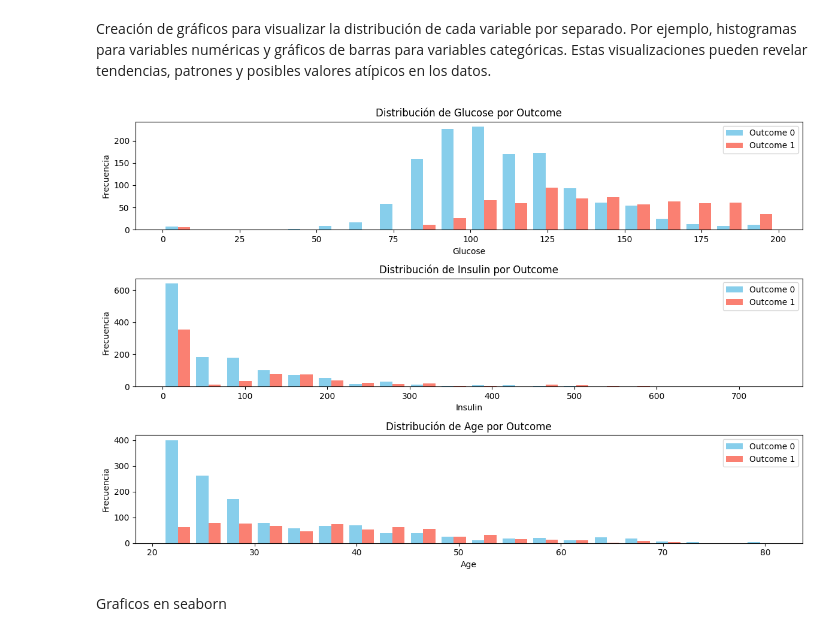
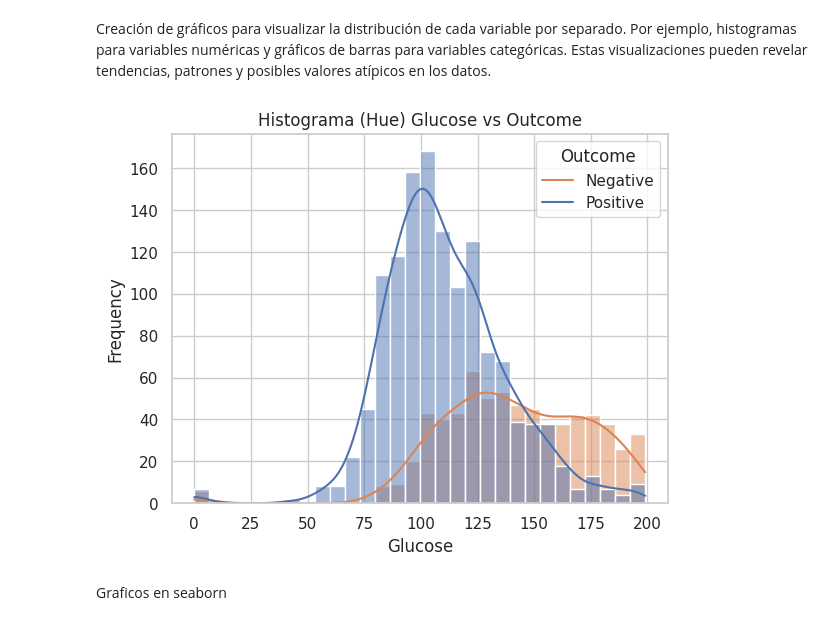
Before and after one commit to paulotolosa/prueba_II_coderhouse, a Jupyter notebook: Proyecto_ParteII_Tolosa.ipynb, the cells around one changed output. Drawn from its saved outputs; the diff is of its cells as text; code cells hidden in the pictures.

```diff
--- a/Proyecto_ParteII_Tolosa.ipynb
+++ b/Proyecto_ParteII_Tolosa.ipynb
@@ -68,41 +68,19 @@ min       0.000000                  0.078000    21.000000     0.000000
 max      80.600000                  2.420000    81.000000     1.000000
 # %% [markdown]
 Creación de gráficos para visualizar la distribución de cada variable por separado. Por ejemplo, histogramas para variables numéricas y gráficos de barras para variables categóricas. Estas visualizaciones pueden revelar tendencias, patrones y posibles valores atípicos en los datos.
-# %%
-import matplotlib.pyplot as plt
-
-# Filtrar los datos para cada valor de 'Outcome'
-outcome_0 = df[df['Outcome'] == 0]
-outcome_1 = df[df['Outcome'] == 1]
-
-# Crear histogramas para 'Glucose', 'Insulin' y 'Age' con 'Outcome' como matiz
-plt.figure(figsize=(12, 8))
-
-plt.subplot(3, 1, 1)
-plt.hist([outcome_0['Glucose'], outcome_1['Glucose']], bins=20, color=['skyblue', 'salmon'], label=['Outcome 0', 'Outcome 1'])
-plt.title('Distribución de Glucose por Outcome')
-plt.xlabel('Glucose')
-plt.ylabel('Frecuencia')
-plt.legend()
-
-plt.subplot(3, 1, 2)
-plt.hist([outcome_0['Insulin'], outcome_1['Insulin']], bins=20, color=['skyblue', 'salmon'], label=['Outcome 0', 'Outcome 1'])
-plt.title('Distribución de Insulin por Outcome')
-plt.xlabel('Insulin')
-plt.ylabel('Frecuencia')
-plt.legend()
-
-plt.subplot(3, 1, 3)
-plt.hist([outcome_0['Age'], outcome_1['Age']], bins=20, color=['skyblue', 'salmon'], label=['Outcome 0', 'Outcome 1'])
-plt.title('Distribución de Age por Outcome')
-plt.xlabel('Age')
-plt.ylabel('Frecuencia')
-plt.legend()
-
-plt.tight_layout()
-plt.show()
-# %% [output]
-[figure, removed]
+# %%
+import seaborn as sns
+import matplotlib.pyplot as plt
+
+# Histograma con hue entre Glucose y Outcome
+sns.histplot(data=df, x='Glucose', hue='Outcome', kde=True)
+plt.xlabel('Glucose')
+plt.ylabel('Frequency')
+plt.title('Histograma (Hue) Glucose vs Outcome')
+plt.legend(title='Outcome', labels=['Negative', 'Positive'])
+plt.show()
+# %% [output]
+[figure, added]
 # %% [markdown]
 Graficos en seaborn
 # %%
```
Also changed, not shown: parts of 1 cell of this notebook.
